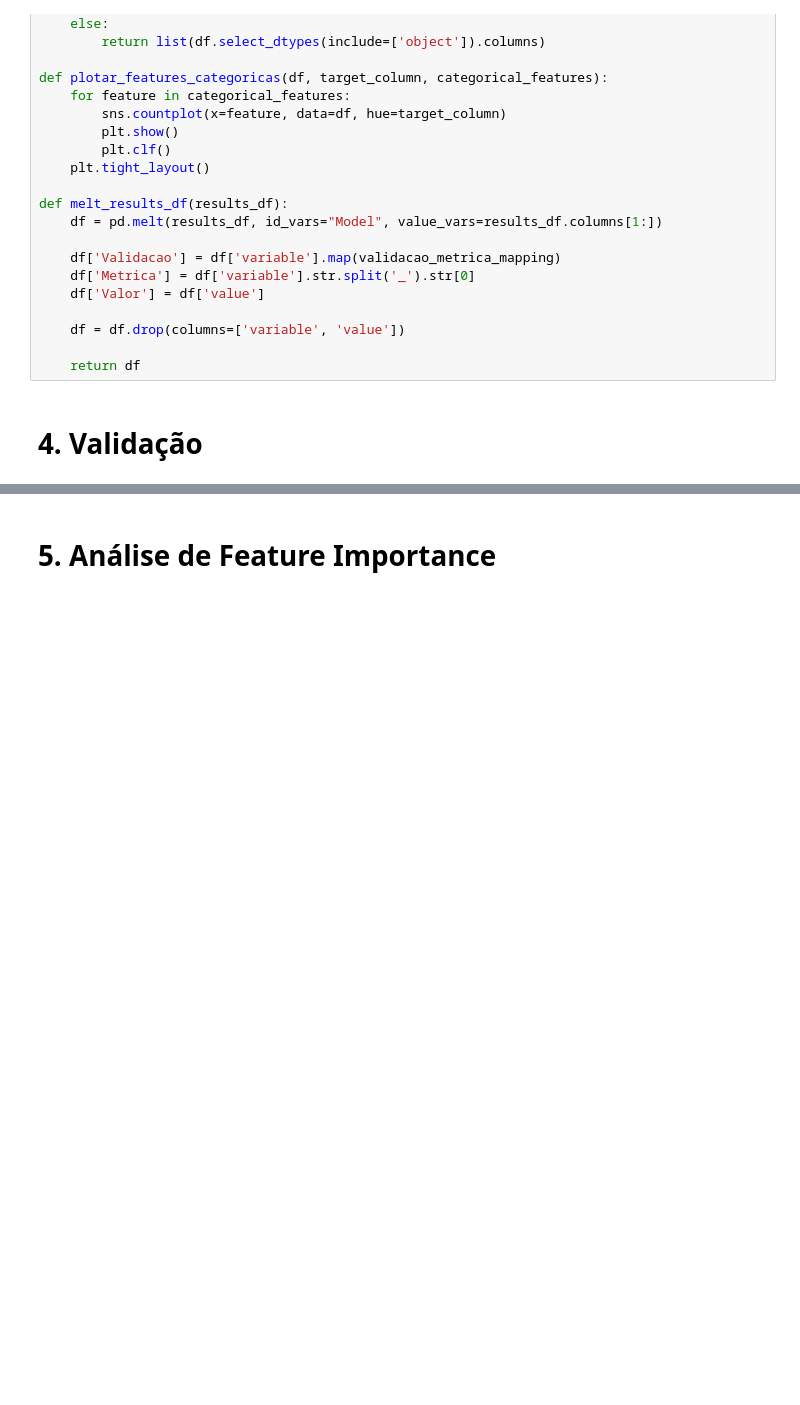
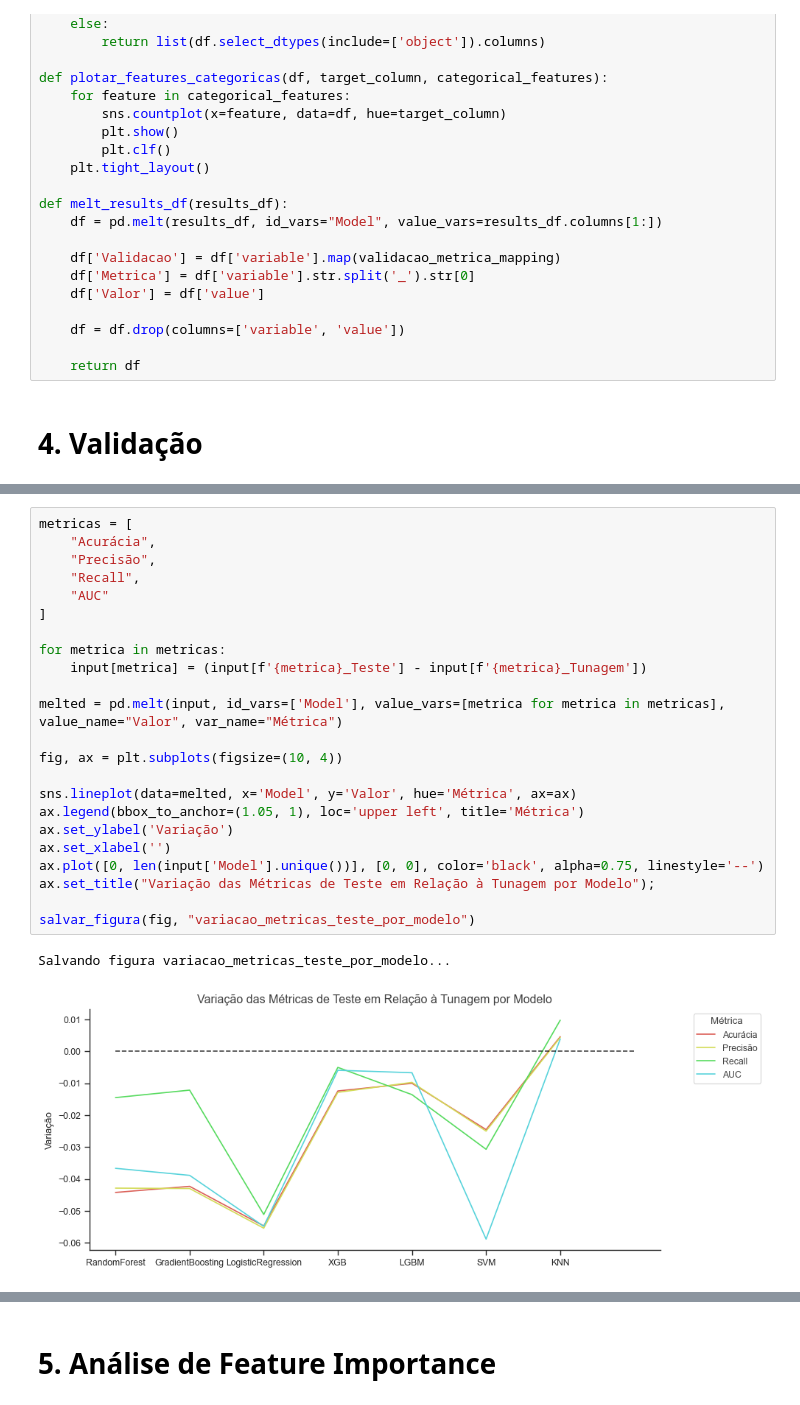
Before and after one commit to matheusnice/tcc-mba-cd-2023, a Jupyter notebook: notebooks/03-tcc-evaluation.ipynb, the cells around one changed output, grey strips where cells are left out. Saved outputs shown, nothing was run; the diff lists cells and outputs as text; blank space fills up the shorter version.

```diff
--- a/notebooks/03-tcc-evaluation.ipynb
+++ b/notebooks/03-tcc-evaluation.ipynb
@@ -147,3 +147,29 @@ Salvando figura comparacao_metricas_por_modelo...
+# %%
+metricas = [
+    "Acurácia",
+    "Precisão",
+    "Recall",
+    "AUC"
+]
+
+for metrica in metricas:
+    input[metrica] = (input[f'{metrica}_Teste'] - input[f'{metrica}_Tunagem'])
+
+melted = pd.melt(input, id_vars=['Model'], value_vars=[metrica for metrica in metricas], value_name="Valor", var_name="Métrica")
+
+fig, ax = plt.subplots(figsize=(10, 4))
+
+sns.lineplot(data=melted, x='Model', y='Valor', hue='Métrica', ax=ax)
+ax.legend(bbox_to_anchor=(1.05, 1), loc='upper left', title='Métrica')
+ax.set_ylabel('Variação')
+ax.set_xlabel('')
+ax.plot([0, len(input['Model'].unique())], [0, 0], color='black', alpha=0.75, linestyle='--')
+ax.set_title("Variação das Métricas de Teste em Relação à Tunagem por Modelo");
+
+salvar_figura(fig, "variacao_metricas_teste_por_modelo")
+# %% [output]
+Salvando figura variacao_metricas_teste_por_modelo...
+[figure, added]
 # %%
 metricas = [
     "Acurácia",
```
Also changed, not shown: parts of 6 cells of this notebook, 21 other files.
